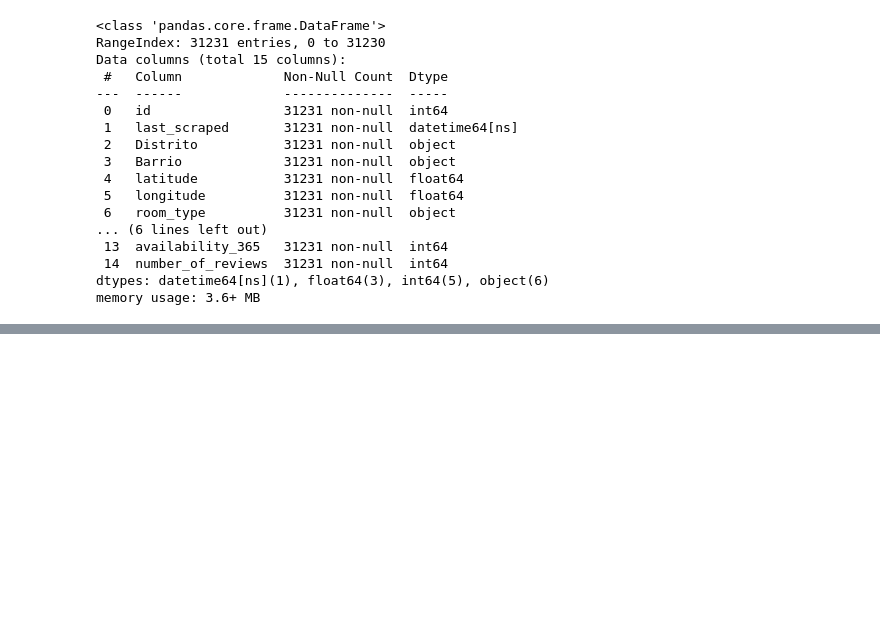
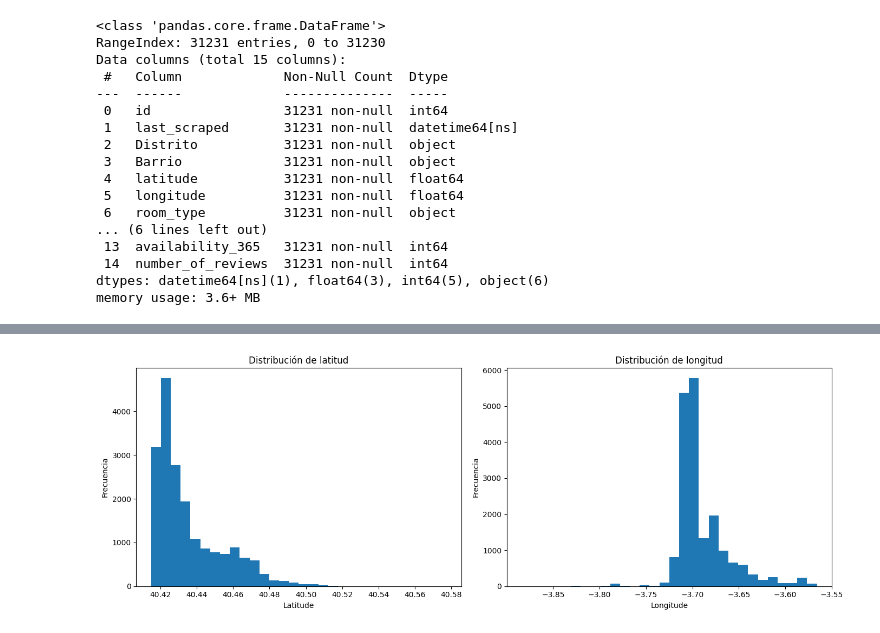
Before and after one commit to JavierPasAg/EDA_Tematica_del_proyecto, a Jupyter notebook: Main2.0.ipynb, the cells around one changed output, grey strips where cells are left out. Cells and saved outputs as stored; diff of their text form; code cells hidden in the pictures; blank space fills up the shorter version.

```diff
--- a/Main2.0.ipynb
+++ b/Main2.0.ipynb
@@ -179,0 +267,17 @@ memory usage: 3.6+ MB
+# %%
+fig, ax = plt.subplots(1, 2, figsize=(14,5))
+
+ax[0].hist(lat_long["latitude"], bins=30)
+ax[0].set_title("Distribución de latitud")
+ax[0].set_xlabel("Latitude")
+ax[0].set_ylabel("Frecuencia")
+
+ax[1].hist(lat_long["longitude"], bins=30)
+ax[1].set_title("Distribución de longitud")
+ax[1].set_xlabel("Longitude")
+ax[1].set_ylabel("Frecuencia")
+
+plt.tight_layout()
+plt.show()
+# %% [output]
+[figure, added]
```
Also changed, not shown: parts of 18 cells of this notebook.
